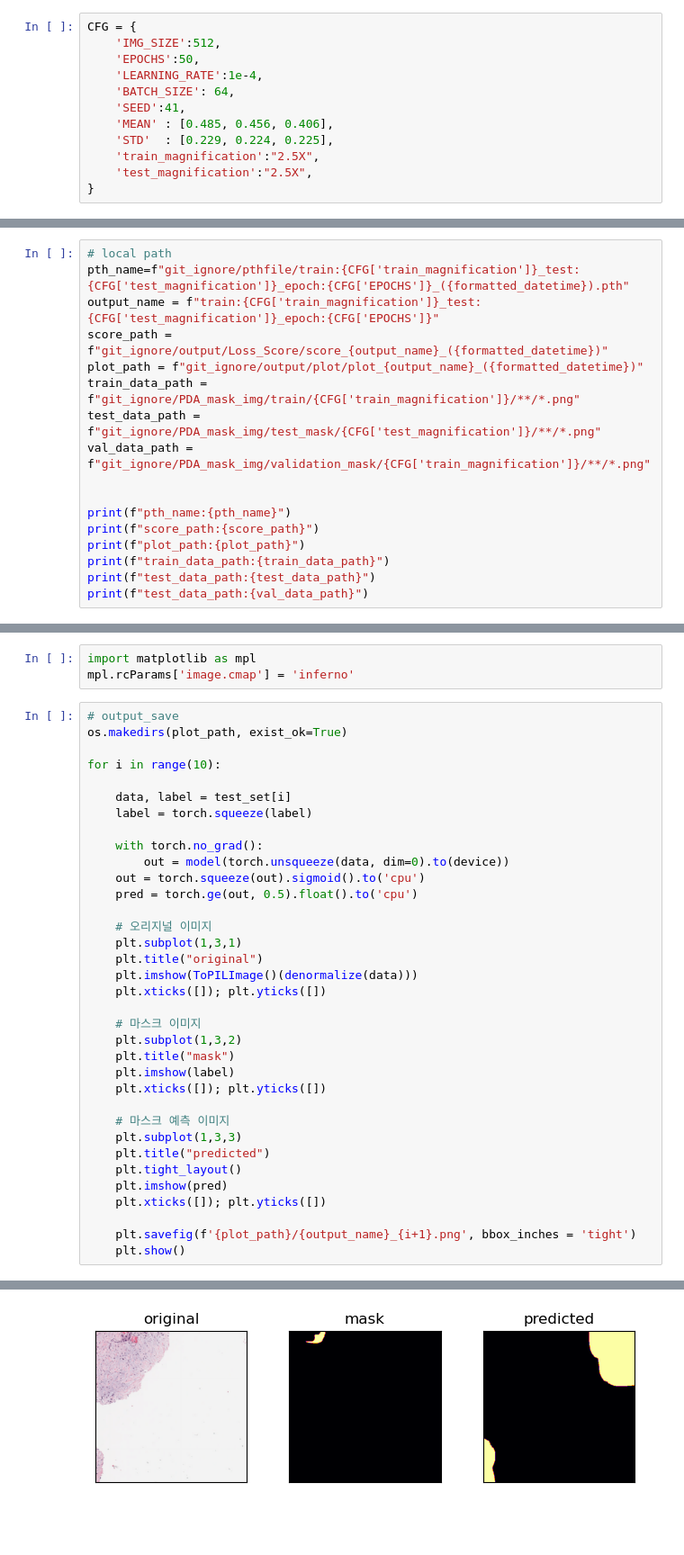
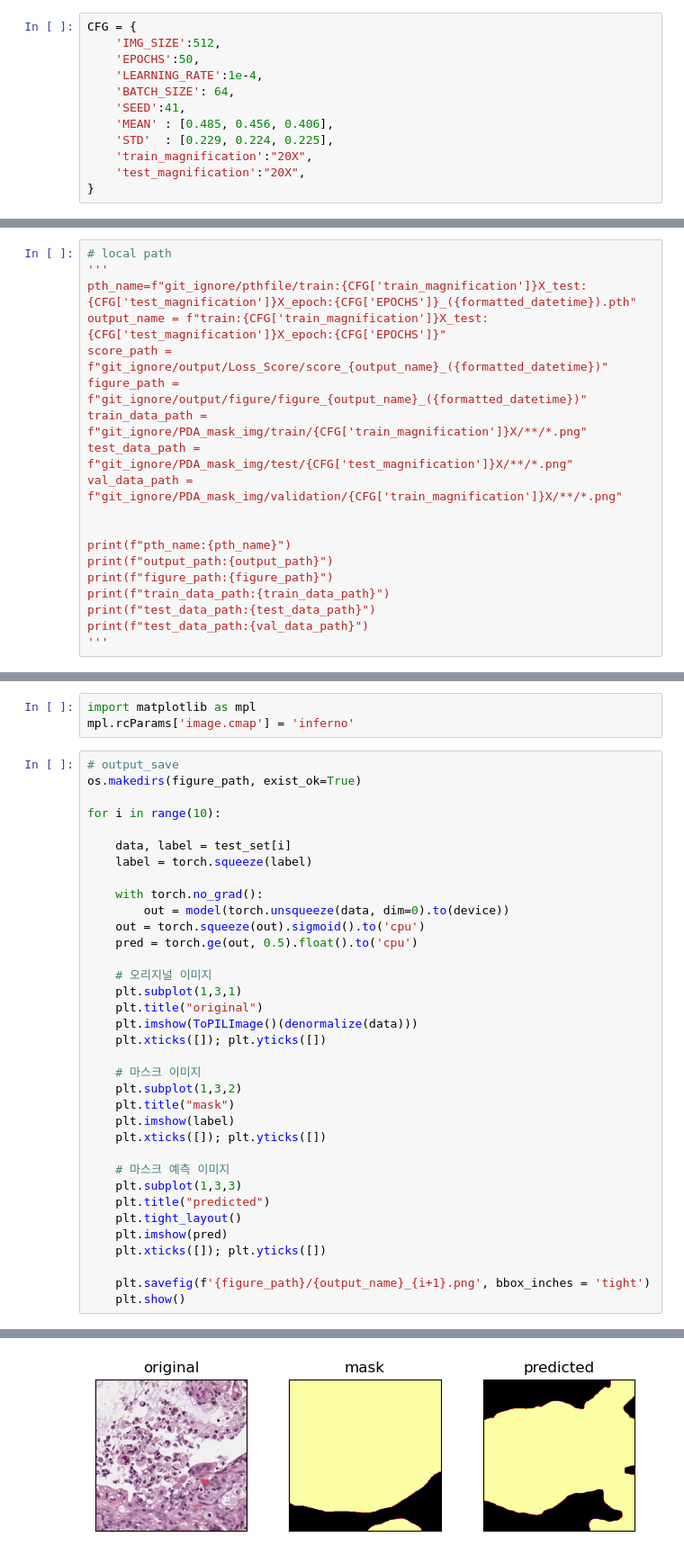
Before and after one commit to moksu27/PDAC_pathological_image_segmentation, a Jupyter notebook: main.ipynb, the cells around one changed output, grey strips where cells are left out. Shown at 90% size. Saved outputs shown, nothing was run; the diff lists cells and outputs as text; blank space fills up the shorter version.

Commit message:
path to whole

```diff
--- a/main.ipynb
+++ b/main.ipynb
@@ -50,8 +50,8 @@ CFG = {
     'SEED':41,
     'MEAN' : [0.485, 0.456, 0.406],
     'STD'  : [0.229, 0.224, 0.225],
-    'train_magnification':"2.5X",
-    'test_magnification':"2.5X",
+    'train_magnification':"20X",
+    'test_magnification':"20X",
 }
 # %%
 kst = pytz.timezone('Asia/Seoul')
@@ -84,18 +88,20 @@ print(f"test_data_path:{val_data_path}")
 # %%
 # local path
-pth_name=f"git_ignore/pthfile/train:{CFG['train_magnification']}_test:{CFG['test_magnification']}_epoch:{CFG['EPOCHS']}_({formatted_datetime}).pth"
-output_name = f"train:{CFG['train_magnification']}_test:{CFG['test_magnification']}_epoch:{CFG['EPOCHS']}"
+'''
+pth_name=f"git_ignore/pthfile/train:{CFG['train_magnification']}X_test:{CFG['test_magnification']}X_epoch:{CFG['EPOCHS']}_({formatted_datetime}).pth"
+output_name = f"train:{CFG['train_magnification']}X_test:{CFG['test_magnification']}X_epoch:{CFG['EPOCHS']}"
 score_path = f"git_ignore/output/Loss_Score/score_{output_name}_({formatted_datetime})"
-plot_path = f"git_ignore/output/plot/plot_{output_name}_({formatted_datetime})"
-train_data_path = f"git_ignore/PDA_mask_img/train/{CFG['train_magnification']}/**/*.png"
-test_data_path = f"git_ignore/PDA_mask_img/test_mask/{CFG['test_magnification']}/**/*.png"
-val_data_path = f"git_ignore/PDA_mask_img/validation_mask/{CFG['train_magnification']}/**/*.png"
+figure_path = f"git_ignore/output/figure/figure_{output_name}_({formatted_datetime})"
+train_data_path = f"git_ignore/PDA_mask_img/train/{CFG['train_magnification']}X/**/*.png"
+test_data_path = f"git_ignore/PDA_mask_img/test/{CFG['test_magnification']}X/**/*.png"
+val_data_path = f"git_ignore/PDA_mask_img/validation/{CFG['train_magnification']}X/**/*.png"
 
 
 print(f"pth_name:{pth_name}")
-print(f"score_path:{score_path}")
-print(f"plot_path:{plot_path}")
+print(f"output_path:{output_path}")
+print(f"figure_path:{figure_path}")
 print(f"train_data_path:{train_data_path}")
 print(f"test_data_path:{test_data_path}")
 print(f"test_data_path:{val_data_path}")
+'''
 # %% [output]
@@ -533,7 +535,7 @@ import matplotlib as mpl
 mpl.rcParams['image.cmap'] = 'inferno'
 # %%
 # output_save
-os.makedirs(plot_path, exist_ok=True)
+os.makedirs(figure_path, exist_ok=True)
 
 for i in range(10):
 
@@ -564,6 +566,6 @@ for i in range(10):
     plt.imshow(pred)
     plt.xticks([]); plt.yticks([])
 
-    plt.savefig(f'{plot_path}/{output_name}_{i+1}.png', bbox_inches = 'tight')
+    plt.savefig(f'{figure_path}/{output_name}_{i+1}.png', bbox_inches = 'tight')
     plt.show()
 # %% [output]
@@ -578 +580 @@ for i in range(10):
-[figure, old version]
+[figure, new version]
```
Also changed, not shown: parts of 18 cells of this notebook, 1 other file.
